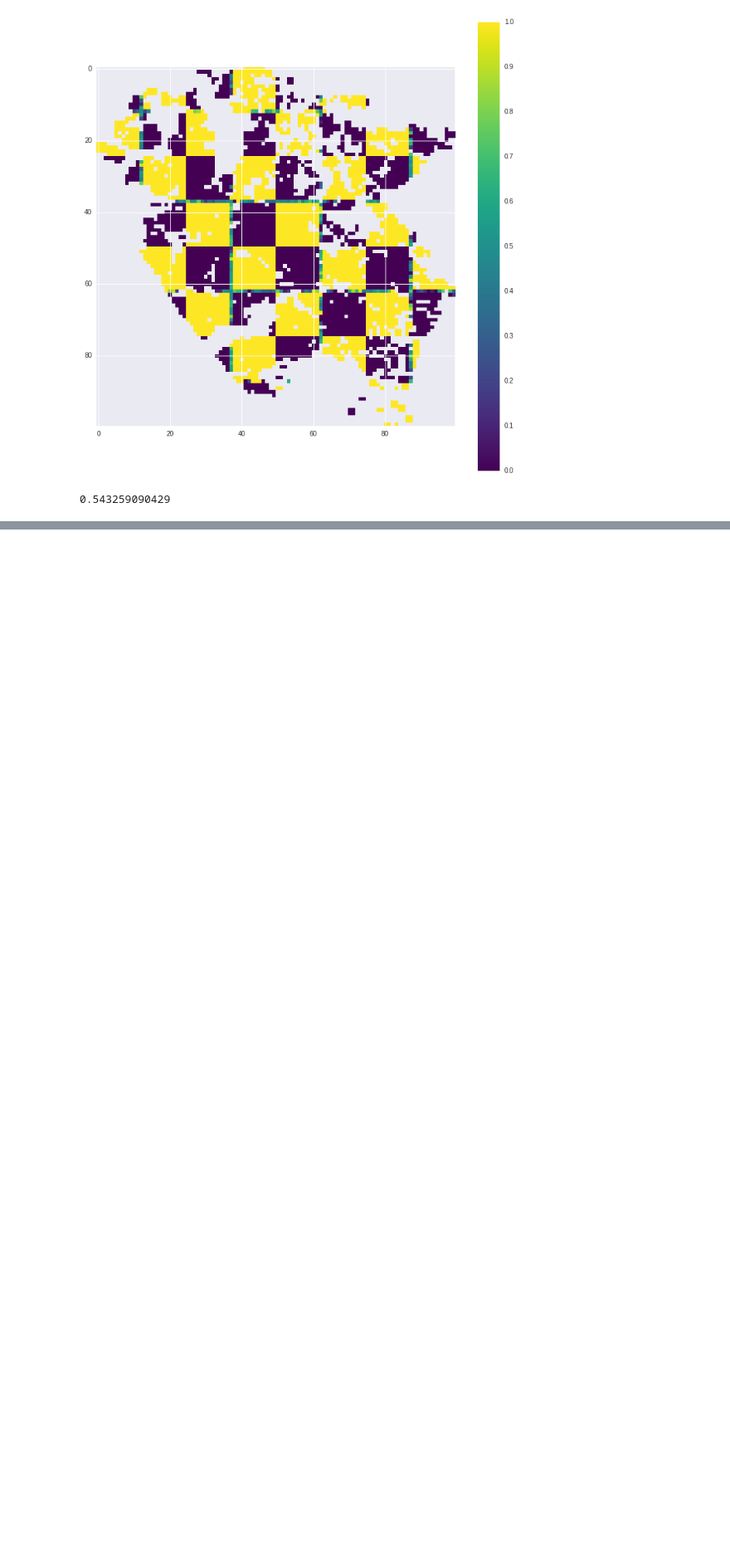
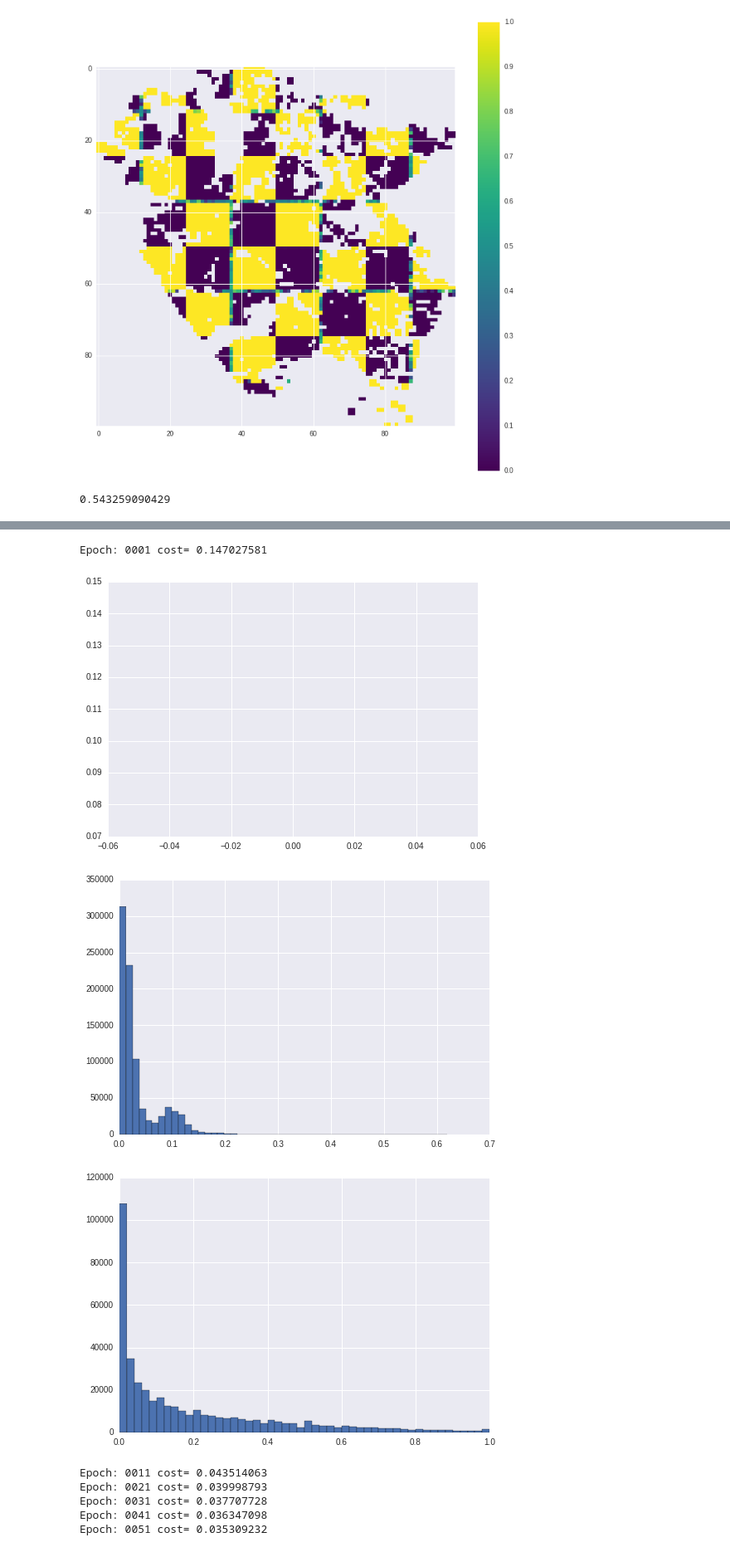
Before and after one commit to IJDykeman/storm_damage_prediction, a Jupyter notebook: final_model.ipynb, the cells around one changed output, grey strips where cells are left out. Shown: that part at 83% size. Drawn from its saved outputs; the diff is of its cells as text; code cells hidden in the pictures; blank space fills up the shorter version.

```diff
--- a/final_model.ipynb
+++ b/final_model.ipynb
@@ -343,0 +316,42 @@ KeyboardInterrupt:
+# %%
+for epoch in range(training_epochs):
+    avg_cost = 0.
+    total_batch = int(len(trX)/batch_size)
+    # Loop over all batches
+    for start, end in zip(range(0, len(trX), batch_size), range(batch_size, len(trX), batch_size)):
+        indices = np.random.randint(len(trX), size=batch_size)
+        _, c = sess.run([optimizer, cost], feed_dict={x: trX[indices],
+                                                      y: trY[indices]})
+        # Compute average loss
+        avg_cost += c / total_batch
+#     Display logs per epoch step
+    train_loss_record.append(avg_cost)
+    valid_loss_record.append(sess.run(cost, feed_dict={x: teX, y: teY}))
+    if epoch % 10 == 0:
+        print "Epoch:", '%04d' % (epoch+1), "cost=", \
+            "{:.9f}".format(avg_cost)
+
+    if epoch % 50 == 0:
+
+        plt.plot(xrange(len(train_loss_record)), train_loss_record)
+        plt.plot(xrange(len(valid_loss_record)), valid_loss_record)
+        plt.show()
+        predictions = sess.run(pred, feed_dict = {x : x_data})[:,0]
+        predictions[predictions < 0]=0
+        predictions[predictions > 1]=1
+
+        plt.hist(predictions, bins = 50)
+        plt.show()
+
+        plt.hist(teY[:,0], bins = 50)
+        plt.show()
+# %% [output]
+Epoch: 0001 cost= 0.147027581
+[figure, added]
+[figure, added]
+[figure, added]
+Epoch: 0011 cost= 0.043514063
+Epoch: 0021 cost= 0.039998793
+Epoch: 0031 cost= 0.037707728
+Epoch: 0041 cost= 0.036347098
+Epoch: 0051 cost= 0.035309232
```
Also changed, not shown: parts of 7 cells of this notebook.
